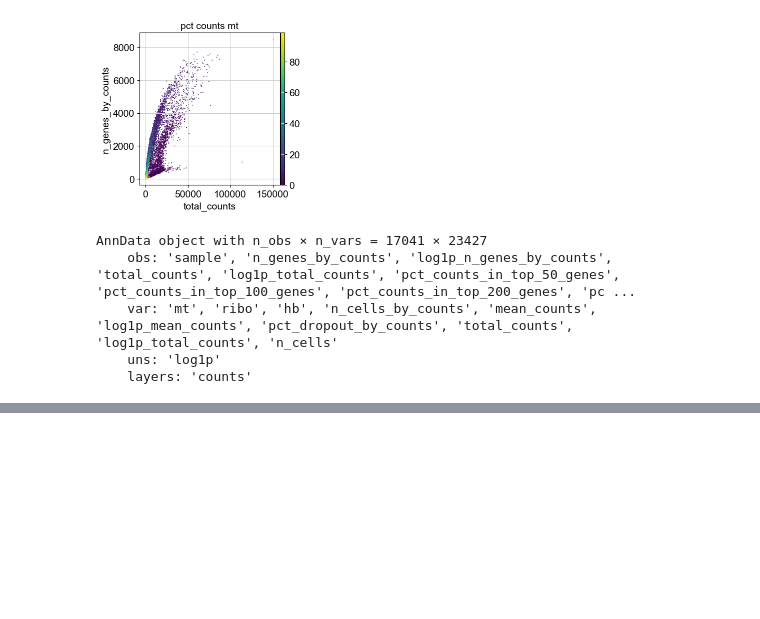
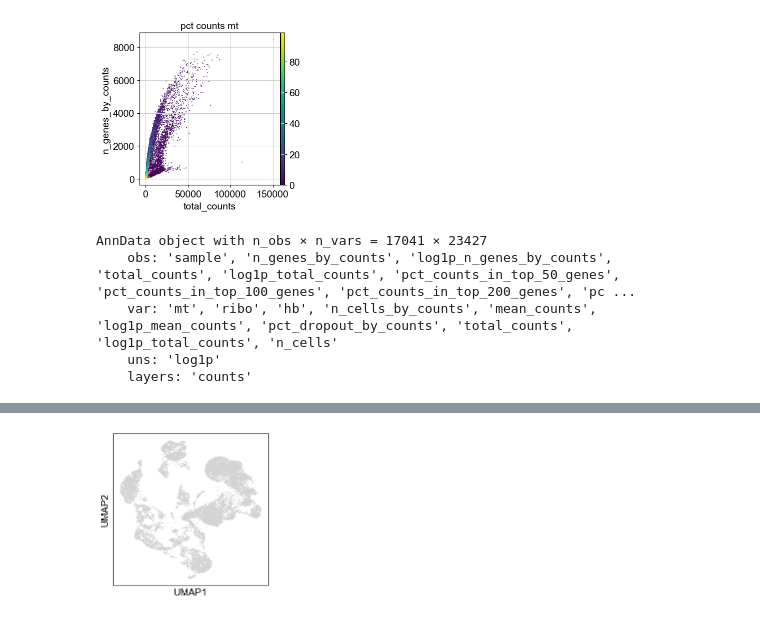
Before and after one commit to serrachow/UMAP-CSE-182-FINAL, a Jupyter notebook: preprocess.ipynb, the cells around one changed output, grey strips where cells are left out. Drawn from its saved outputs; the diff is of its cells as text; code cells hidden in the pictures; blank space fills up the shorter version.

```diff
--- a/preprocess.ipynb
+++ b/preprocess.ipynb
@@ -80,3 +80,5 @@ adata.write_h5ad("full_adata.h5ad")
 sub = adata[:,:500]
 # %%
 sub.write_h5ad("500_adata.h5ad")
+# %%
+adata = sc.read("full_adata.h5ad")
@@ -82,0 +96,4 @@ sub.write_h5ad("500_adata.h5ad")
+# %%
+sc.pl.umap(adata)
+# %% [output]
+[figure, added]
```
Also changed, not shown: parts of 7 cells of this notebook, 2 other files.
